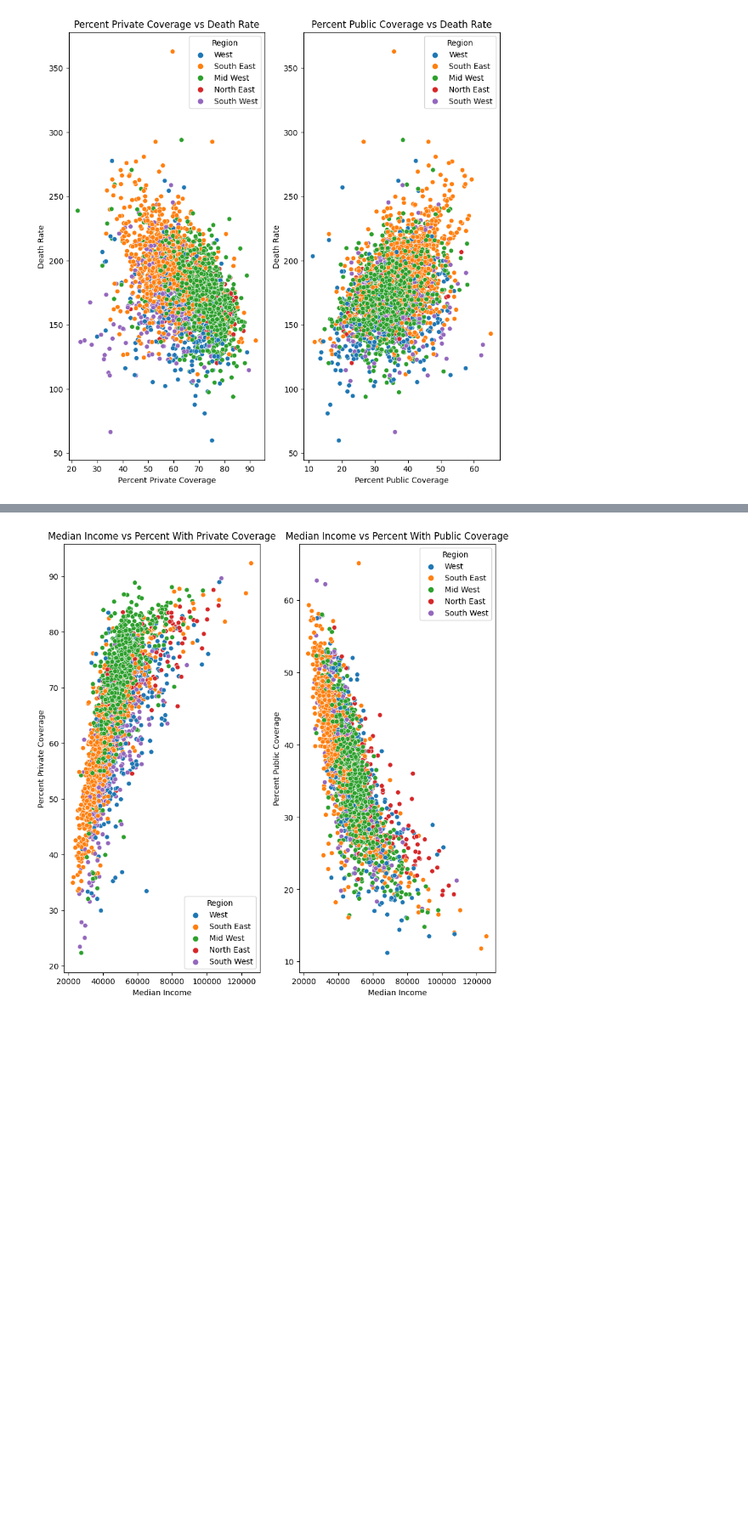
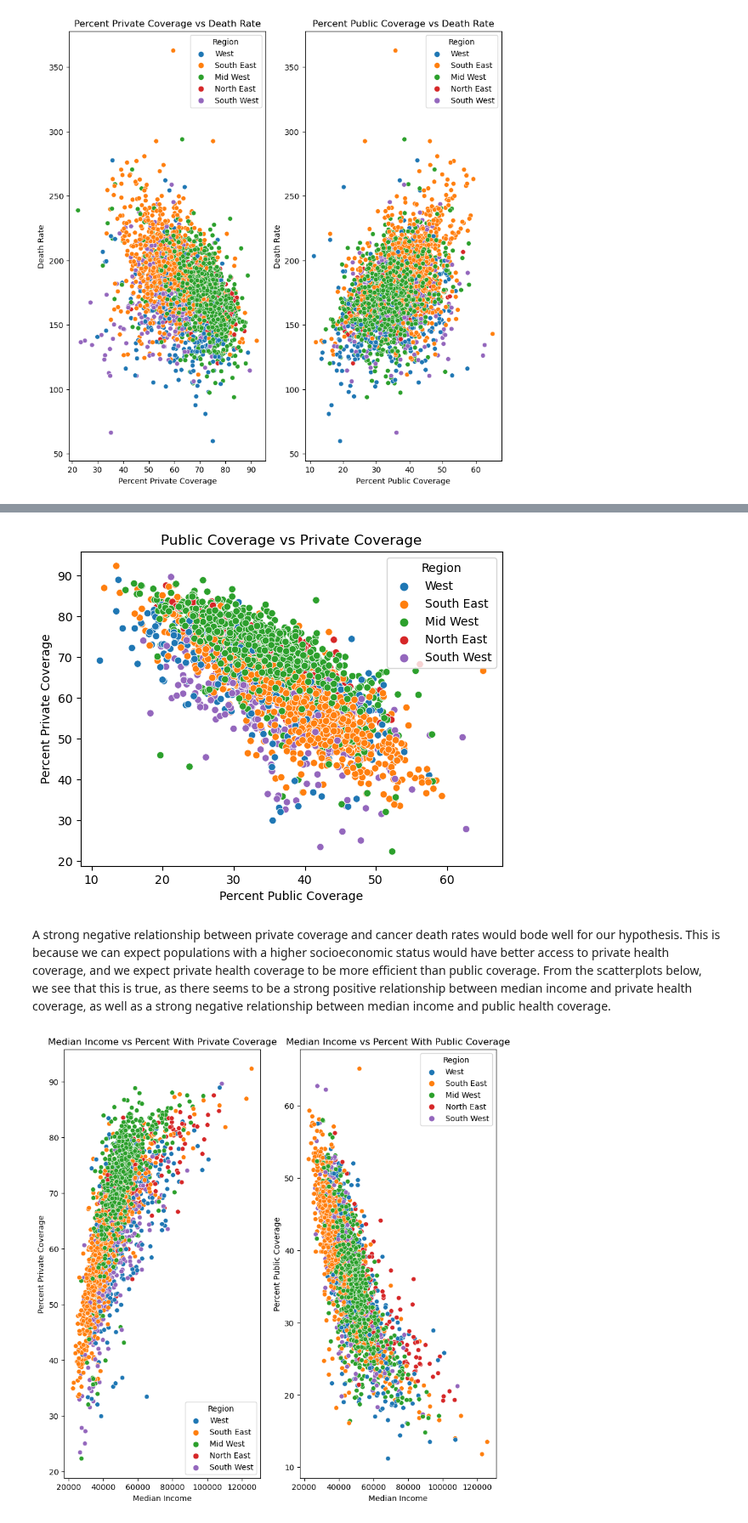
Before and after one commit to caseyhild/Data-Science-For-Cancer-Analysis, a Jupyter notebook: EDACheckpointGroup_Sp23_Casey_s_Group.ipynb, the cells around one changed output, grey strips where cells are left out. Shown at 85% size. Drawn from its saved outputs; the diff is of its cells as text; code cells hidden in the pictures; blank space fills up the shorter version.

```diff
--- a/EDACheckpointGroup_Sp23_Casey_s_Group.ipynb
+++ b/EDACheckpointGroup_Sp23_Casey_s_Group.ipynb
@@ -303,3 +317,10 @@ ax2.set_title("Percent Public Coverage vs Death Rate"); # Completed with help of
+# %%
+sns.scatterplot(x='Percent Public Coverage', y='Percent Private Coverage', hue='Region', data=data_cancer)
+plt.title("Public Coverage vs Private Coverage");
+# %% [output]
+[figure, added]
+# %% [markdown]
+A strong negative relationship between private coverage and cancer death rates would bode well for our hypothesis. This is because we can expect populations with a higher socioeconomic status would have better access to private health coverage, and we expect private health coverage to be more efficient than public coverage. From the scatterplots below, we see that this is true, as there seems to be a strong positive relationship between median income and private health coverage, as well as a strong negative relationship between median income and public health coverage.
 # %%
 fig, (ax1, ax2) = plt.subplots(1, 2, figsize=(10, 10))
 sns.scatterplot(x='Median Income', y='Percent Private Coverage', hue='Region', data=data_cancer, ax=ax1)
```
Also changed, not shown: parts of 8 cells of this notebook.
